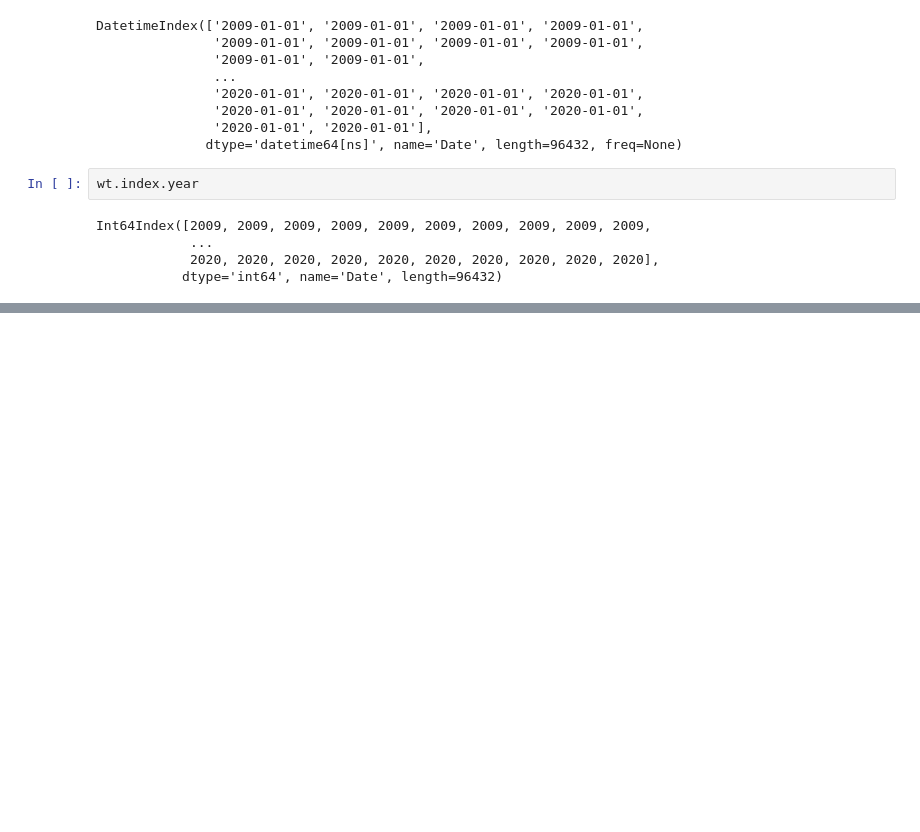
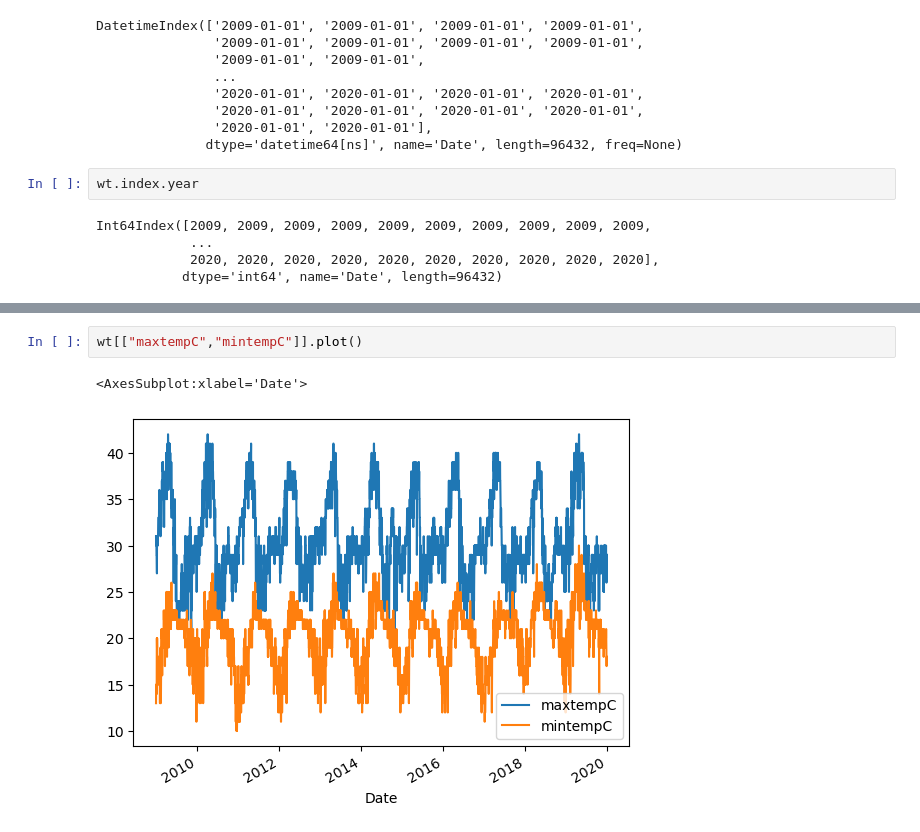
Before and after one commit to Jaynila077/Pune-Weather-Data-Analysis, a Jupyter notebook: Pune-weather-data.ipynb, the cells around one changed output, grey strips where cells are left out. Cells and saved outputs as stored; diff of their text form; blank space fills up the shorter version.

Commit message:
graph plotting for every attribute

```diff
--- a/Pune-weather-data.ipynb
+++ b/Pune-weather-data.ipynb
@@ -157,0 +176,5 @@ Int64Index([2009, 2009, 2009, 2009, 2009, 2009, 2009, 2009, 2009, 2009,
+# %%
+wt[["maxtempC","mintempC"]].plot()
+# %% [output]
+<AxesSubplot:xlabel='Date'>
+[figure, added]
```
Also changed, not shown: parts of 11 cells of this notebook.
